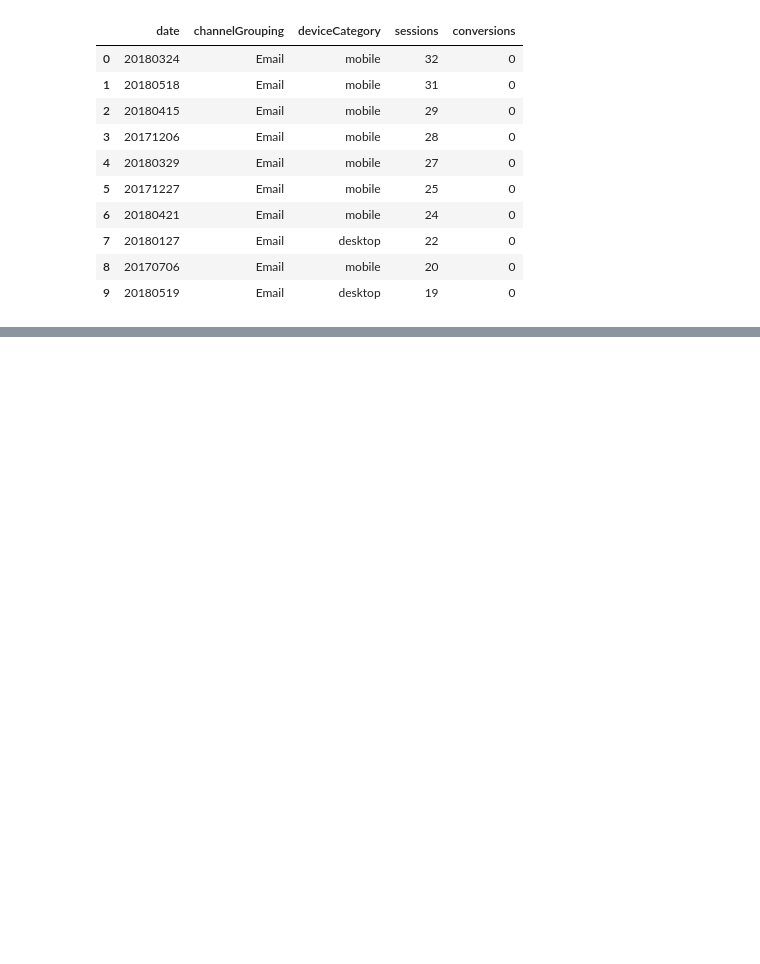
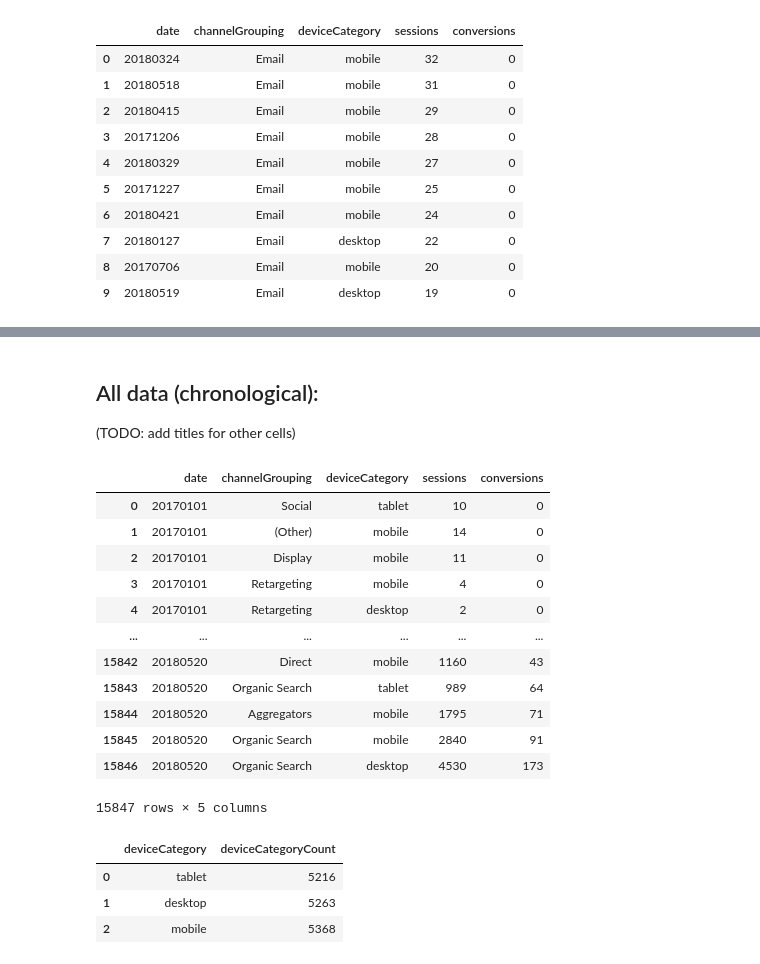
Before and after one commit to Coletterbox/More-BigQuery-with-Python, a Jupyter notebook: queriesWithGraphs.ipynb, the cells around one changed output, grey strips where cells are left out. Drawn from its saved outputs; the diff is of its cells as text; code cells hidden in the pictures; blank space fills up the shorter version.

```diff
--- a/queriesWithGraphs.ipynb
+++ b/queriesWithGraphs.ipynb
@@ -92,0 +117,24 @@ df
+# %% [markdown]
+## All data (chronological):
+(TODO: add titles for other cells)
+# %%
+query0 = """
+    SELECT * FROM `apprenticeship-299321.sample_data.datatable`
+    ORDER BY date ASC
+"""
+df = pd.read_gbq(query0, project_id=project_id, dialect='standard', credentials=credentials)
+df
+# %% [output]
+|  | date | channelGrouping | deviceCategory | sessions | conversions |
+| 0 | 20170101 | Social | tablet | 10 | 0 |
+| 1 | 20170101 | (Other) | mobile | 14 | 0 |
+| 2 | 20170101 | Display | mobile | 11 | 0 |
+| 3 | 20170101 | Retargeting | mobile | 4 | 0 |
+| 4 | 20170101 | Retargeting | desktop | 2 | 0 |
+| ... | ... | ... | ... | ... | ... |
+| 15842 | 20180520 | Direct | mobile | 1160 | 43 |
+| 15843 | 20180520 | Organic Search | tablet | 989 | 64 |
+| 15844 | 20180520 | Aggregators | mobile | 1795 | 71 |
+| 15845 | 20180520 | Organic Search | mobile | 2840 | 91 |
+| 15846 | 20180520 | Organic Search | desktop | 4530 | 173 |
+15847 rows × 5 columns
@@ -92,0 +149,14 @@ df
+# %%
+query2 = """
+    SELECT deviceCategory, COUNT(*) AS deviceCategoryCount
+    FROM `apprenticeship-299321.sample_data.datatable`
+    GROUP BY deviceCategory
+    ORDER BY deviceCategoryCount ASC
+"""
+df = pd.read_gbq(query2, project_id=project_id, dialect='standard', credentials=credentials)
+df
+# %% [output]
+|  | deviceCategory | deviceCategoryCount |
+| 0 | tablet | 5216 |
+| 1 | desktop | 5263 |
+| 2 | mobile | 5368 |
```
Also changed, not shown: parts of 15 cells of this notebook.
